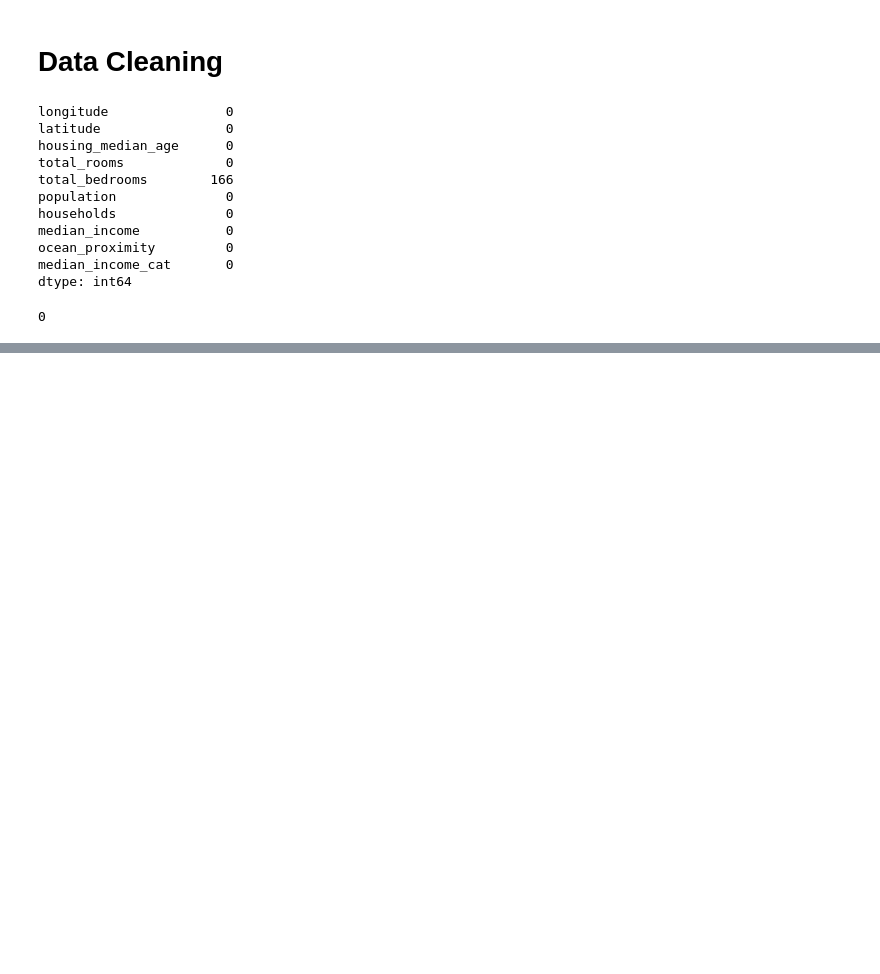
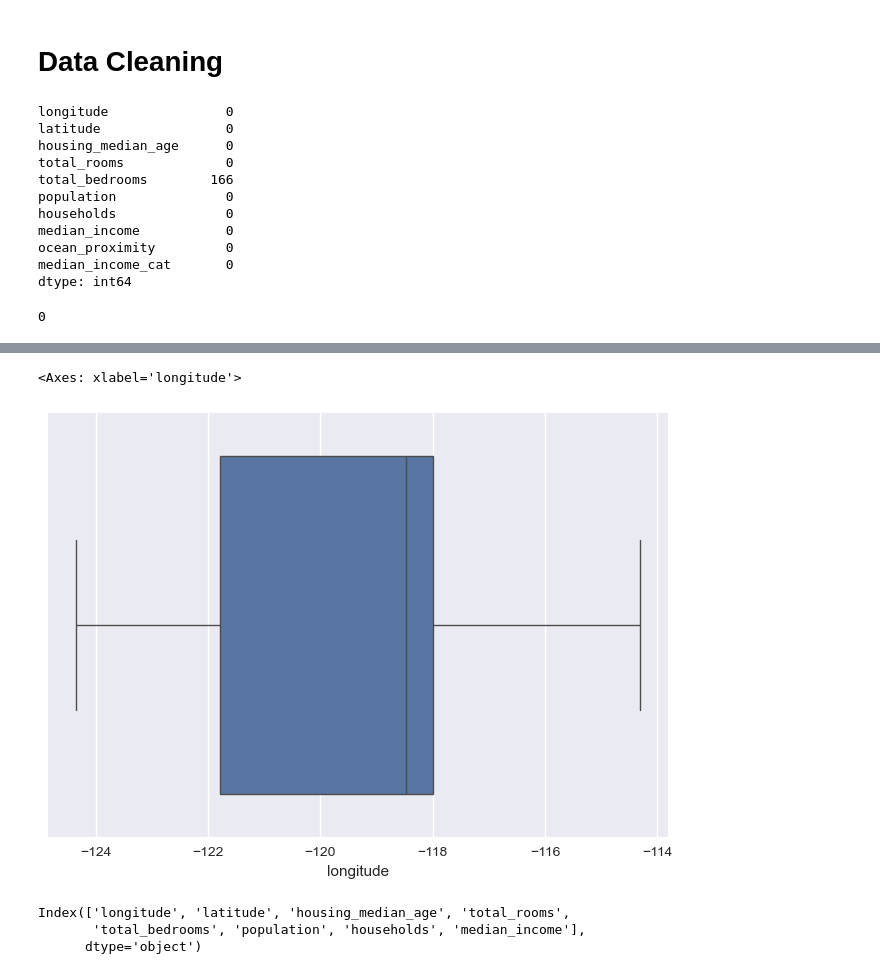
Before and after one commit to nayana-sisil/house_prediction, a Jupyter notebook: EndtoEnd.ipynb, the cells around one changed output, grey strips where cells are left out. Cells and saved outputs as stored; diff of their text form; code cells hidden in the pictures; blank space fills up the shorter version.

```diff
--- a/EndtoEnd.ipynb
+++ b/EndtoEnd.ipynb
@@ -404,0 +424,11 @@ dtype: int64
+# %%
+their are plenty of outliers to deal with. we will deal with them when scaling
+# %% [output]
+<Axes: xlabel='longitude'>
+[figure, added]
+# %%
+housing_tr.columns
+# %% [output]
+Index(['longitude', 'latitude', 'housing_median_age', 'total_rooms',
+       'total_bedrooms', 'population', 'households', 'median_income'],
+      dtype='object')
```
Also changed, not shown: parts of 5 cells of this notebook.
